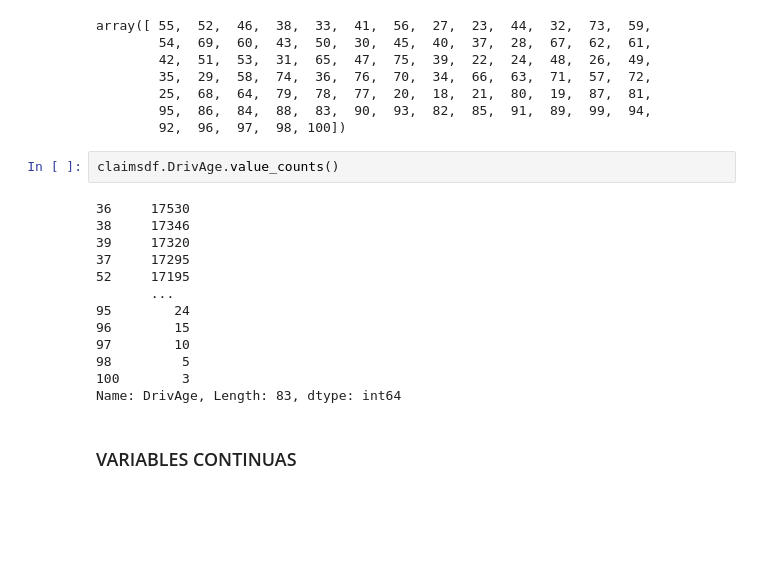
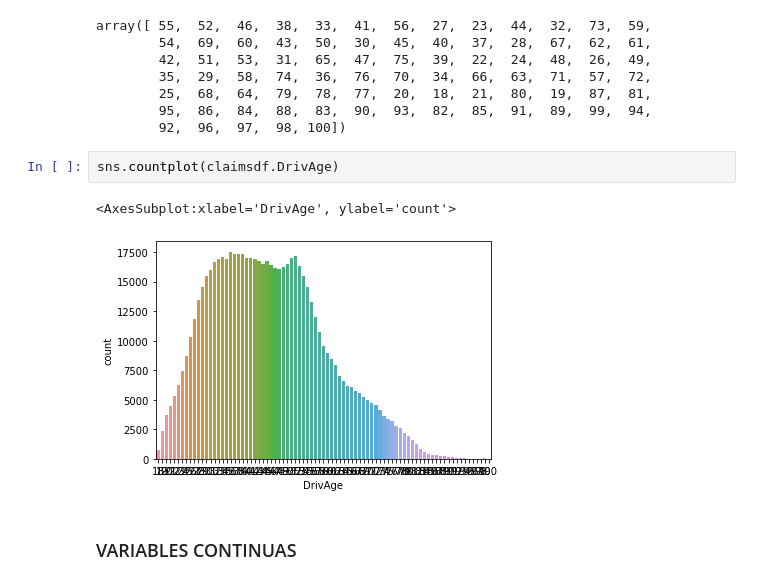
Before and after one commit to JulianTrufero/Claims-Frequency-Predicitons, a Jupyter notebook: claims_data.ipynb, the cells around one changed output. Drawn from its saved outputs; the diff is of its cells as text; blank space fills up the shorter version.

```diff
--- a/claims_data.ipynb
+++ b/claims_data.ipynb
@@ -228,21 +236,11 @@ array([ 55,  52,  46,  38,  33,  41,  56,  27,  23,  44,  32,  73,  59,
         25,  68,  64,  79,  78,  77,  20,  18,  21,  80,  19,  87,  81,
         95,  86,  84,  88,  83,  90,  93,  82,  85,  91,  89,  99,  94,
         92,  96,  97,  98, 100])
-# %%
-claimsdf.DrivAge.value_counts()
-# %% [output]
-36     17530
-38     17346
-39     17320
-37     17295
-52     17195
-       ...
-95        24
-96        15
-97        10
-98         5
-100        3
-Name: DrivAge, Length: 83, dtype: int64
+# %%
+sns.countplot(claimsdf.DrivAge)
+# %% [output]
+<AxesSubplot:xlabel='DrivAge', ylabel='count'>
+[figure, added]
 # %% [markdown]
 ### VARIABLES CONTINUAS
 # %% [markdown]
```
Also changed, not shown: parts of 13 cells of this notebook, 3 other files.
